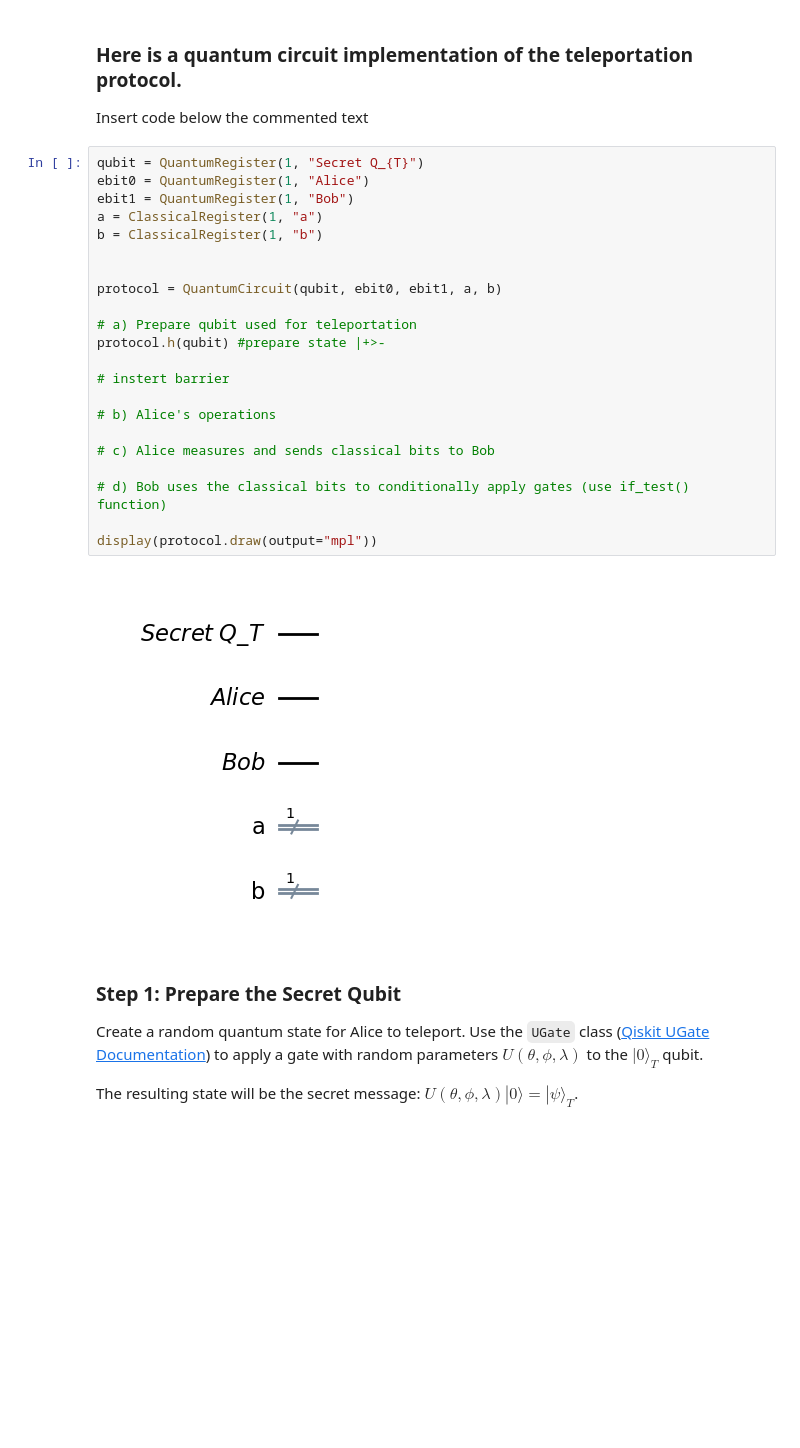
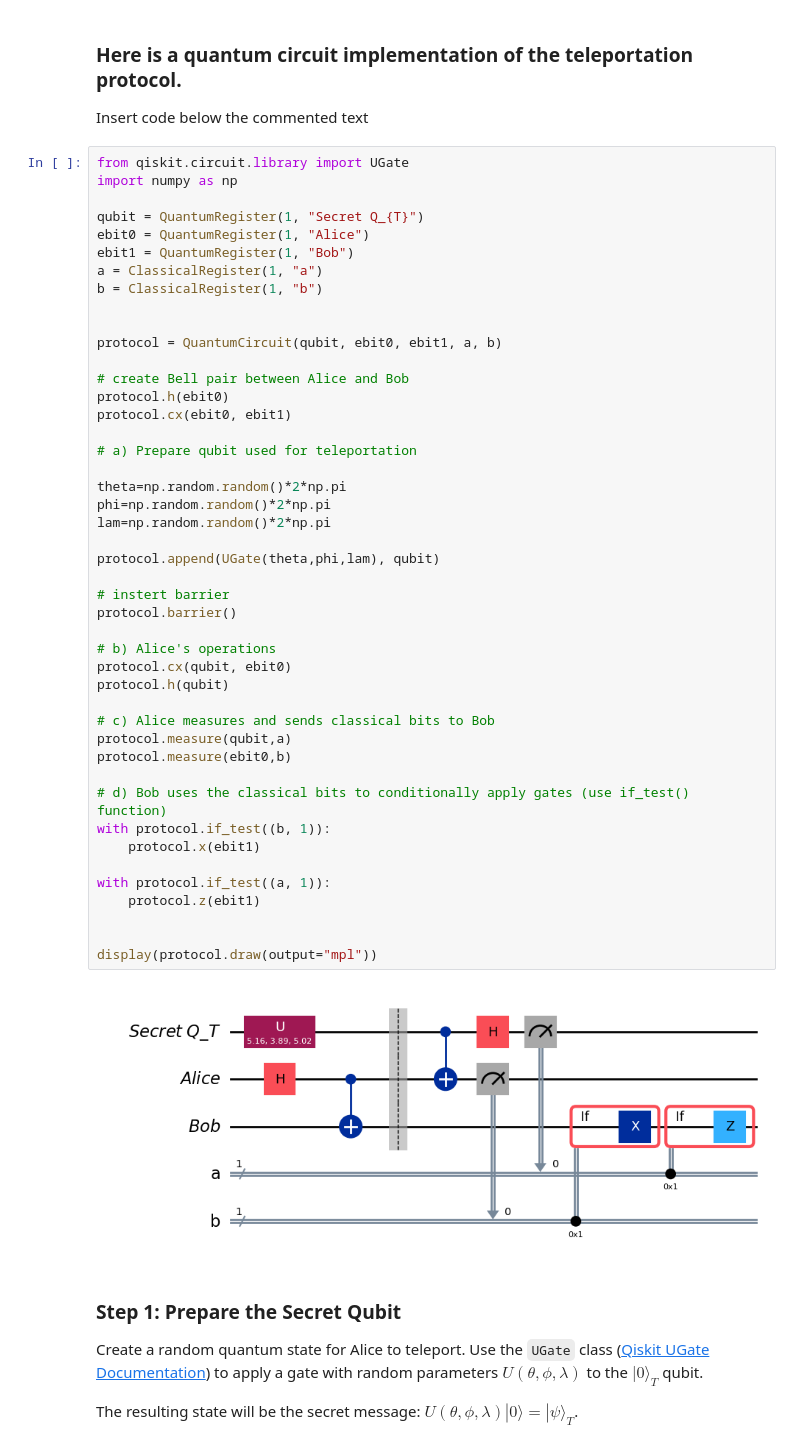
Before and after one commit to kacperpoluszejko/Quantum-Computing, a Jupyter notebook: Lab_5/Module_05_Teleporation_etc_2026.ipynb, the cells around one changed output. Saved outputs shown, nothing was run; the diff lists cells and outputs as text; blank space fills up the shorter version.

```diff
--- a/Lab_5/Module_05_Teleporation_etc_2026.ipynb
+++ b/Lab_5/Module_05_Teleporation_etc_2026.ipynb
@@ -27,29 +27,52 @@ $|\Phi^+\rangle_{AB} = \frac{1}{\sqrt{2}}(|00\rangle + |11\rangle)$
 ### Here is a quantum circuit implementation of the teleportation protocol.
 Insert code below the commented text
 # %%
+from qiskit.circuit.library import UGate
+import numpy as np
+
 qubit = QuantumRegister(1, "Secret Q_{T}")
 ebit0 = QuantumRegister(1, "Alice")
 ebit1 = QuantumRegister(1, "Bob")
 a = ClassicalRegister(1, "a")
 b = ClassicalRegister(1, "b")
 
 
 protocol = QuantumCircuit(qubit, ebit0, ebit1, a, b)
 
+# create Bell pair between Alice and Bob
+protocol.h(ebit0)
+protocol.cx(ebit0, ebit1)
+
 # a) Prepare qubit used for teleportation
-protocol.h(qubit) #prepare state |+>-
+
+theta=np.random.random()*2*np.pi
+phi=np.random.random()*2*np.pi
+lam=np.random.random()*2*np.pi
+
+protocol.append(UGate(theta,phi,lam), qubit)
 
 # instert barrier
+protocol.barrier()
 
 # b) Alice's operations
+protocol.cx(qubit, ebit0)
+protocol.h(qubit)
 
 # c) Alice measures and sends classical bits to Bob
+protocol.measure(qubit,a)
+protocol.measure(ebit0,b)
 
 # d) Bob uses the classical bits to conditionally apply gates (use if_test() function)
+with protocol.if_test((b, 1)):
+    protocol.x(ebit1)
+
+with protocol.if_test((a, 1)):
+    protocol.z(ebit1)
+
 
 display(protocol.draw(output="mpl"))
 # %% [output]
-[figure, old version]
+[figure, new version]
 # %% [markdown]
 ### Step 1: Prepare the Secret Qubit
 Create a random quantum state for Alice to teleport. Use the `UGate` class ([Qiskit UGate Documentation](https://quantum.cloud.ibm.com/docs/en/api/qiskit/qiskit.circuit.library.UGate)) to apply a gate with random parameters $U(\theta, \phi, \lambda)$ to the $|0\rangle_T$ qubit.
```
Also changed, not shown: parts of 2 cells of this notebook.
